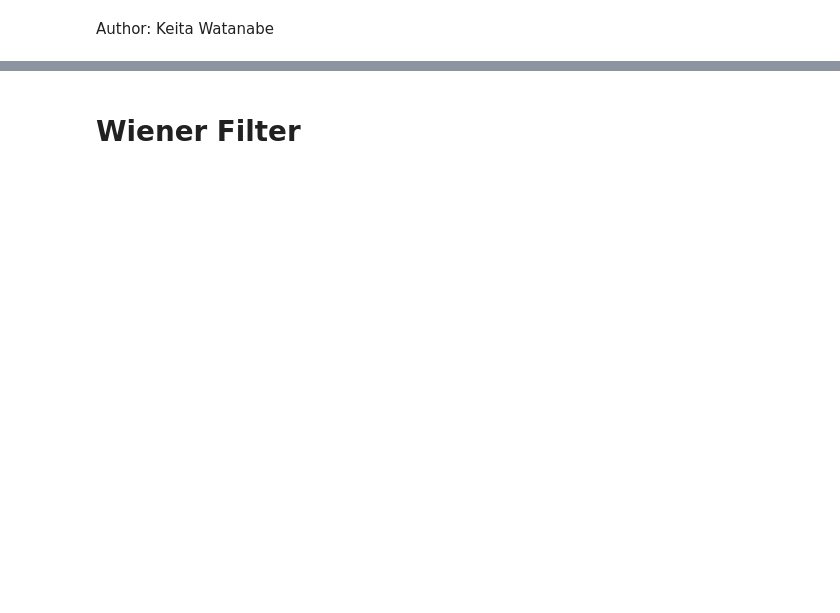
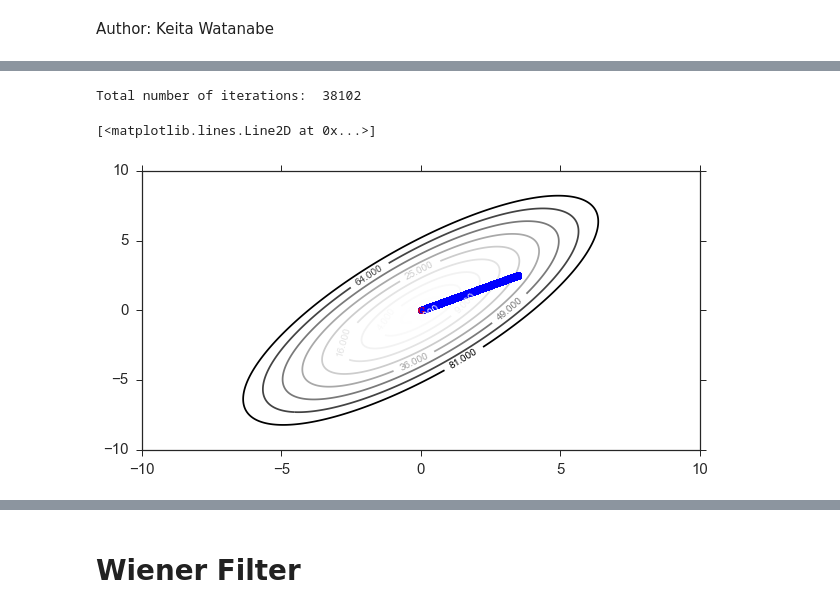
Before and after one commit to KeitaW/ML_Riken, a Jupyter notebook: notes/chapter3.ipynb, the cells around one changed output, grey strips where cells are left out. Cells and saved outputs as stored; diff of their text form; code cells hidden in the pictures; blank space fills up the shorter version.

```diff
--- a/notes/chapter3.ipynb
+++ b/notes/chapter3.ipynb
@@ -75,0 +94,29 @@ plt.show()
+# %%
+def steepest_descent(func, x0, y0, eta=0.001, maxiter=1e+04, tol=1.48e-08):
+    pos = np.array([x0, y0])
+    pos_prev = pos.copy() - 1
+    poss = list(); poss.append(pos.copy())
+    for _ in range(int(maxiter)):
+        if np.abs(func.val(*pos) - func.val(*pos_prev)) <= tol:
+            print("Total number of iterations: ", _)
+            return(np.array(poss))
+        pos_prev = pos.copy()
+        pos -= eta*func.grad(pos)
+        poss.append(pos.copy())
+    sys.stderr.write("Maximum number of iterations exceeded!")
+    return(np.array(poss))
+# %%
+x0, y0 = 3.5, 2.5
+poss = steepest_descent(func, x0, y0, eta=1e-04, maxiter=int(1e+05))
+fig, ax = plt.subplots(figsize=(10, 5))
+CS = ax.contour(X, Y, E, interval)
+ax.clabel(CS, inline=1)
+ax.set_xlim(x1_min, x1_max)
+ax.set_ylim(x2_min, x2_max)
+ax.plot(poss[0, 0], poss[0, 1], color="r", marker="$\mathbf{S}$")
+ax.plot(poss[:, 0], poss[:, 1], "b-o")
+ax.plot(poss[-1, 0], poss[-1, 1], color="r", marker="$\mathbf{G}$")
+# %% [output]
+Total number of iterations:  38102
+[<matplotlib.lines.Line2D at 0x...>]
+[figure, added]
```
Also changed, not shown: parts of 57 cells of this notebook, 6 other files.
